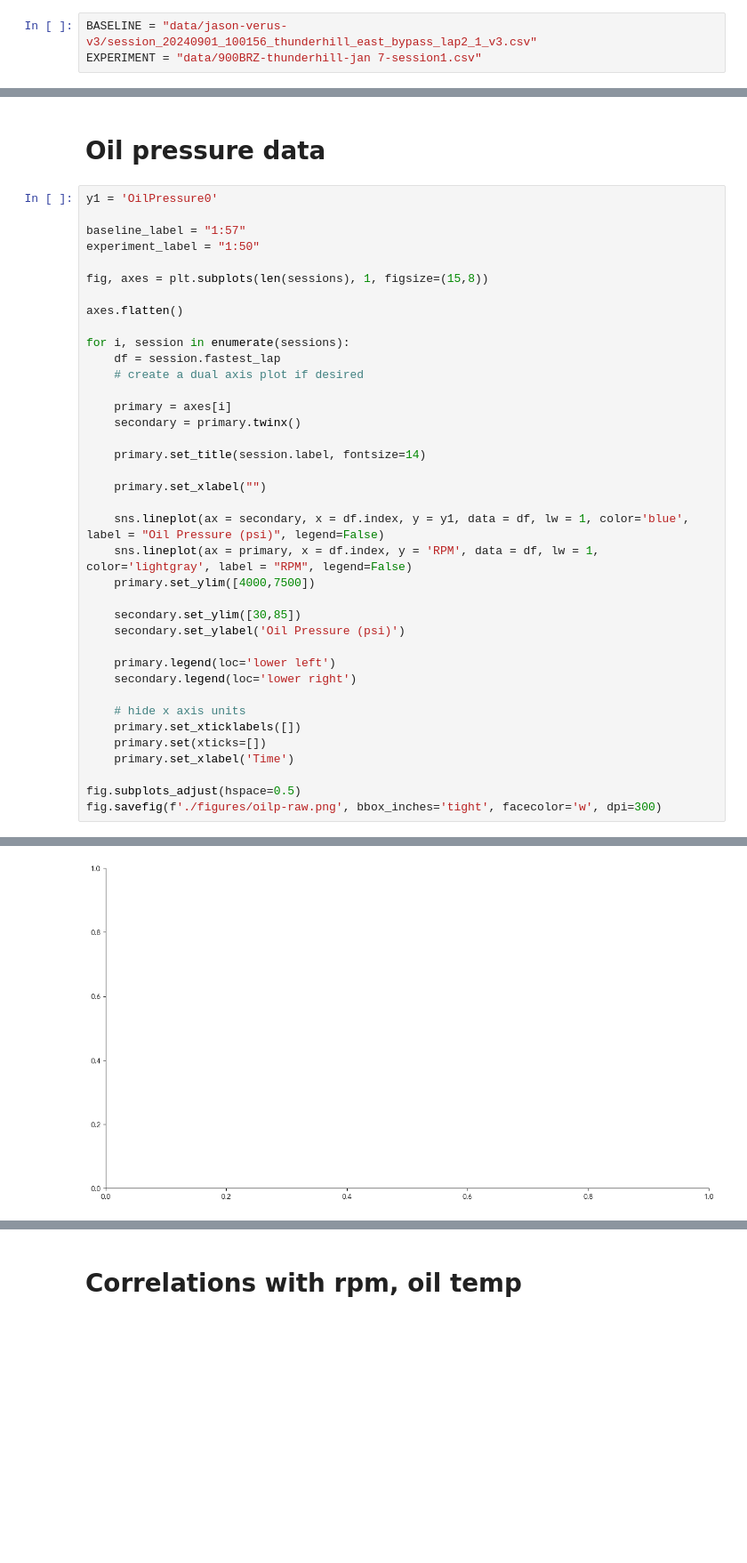
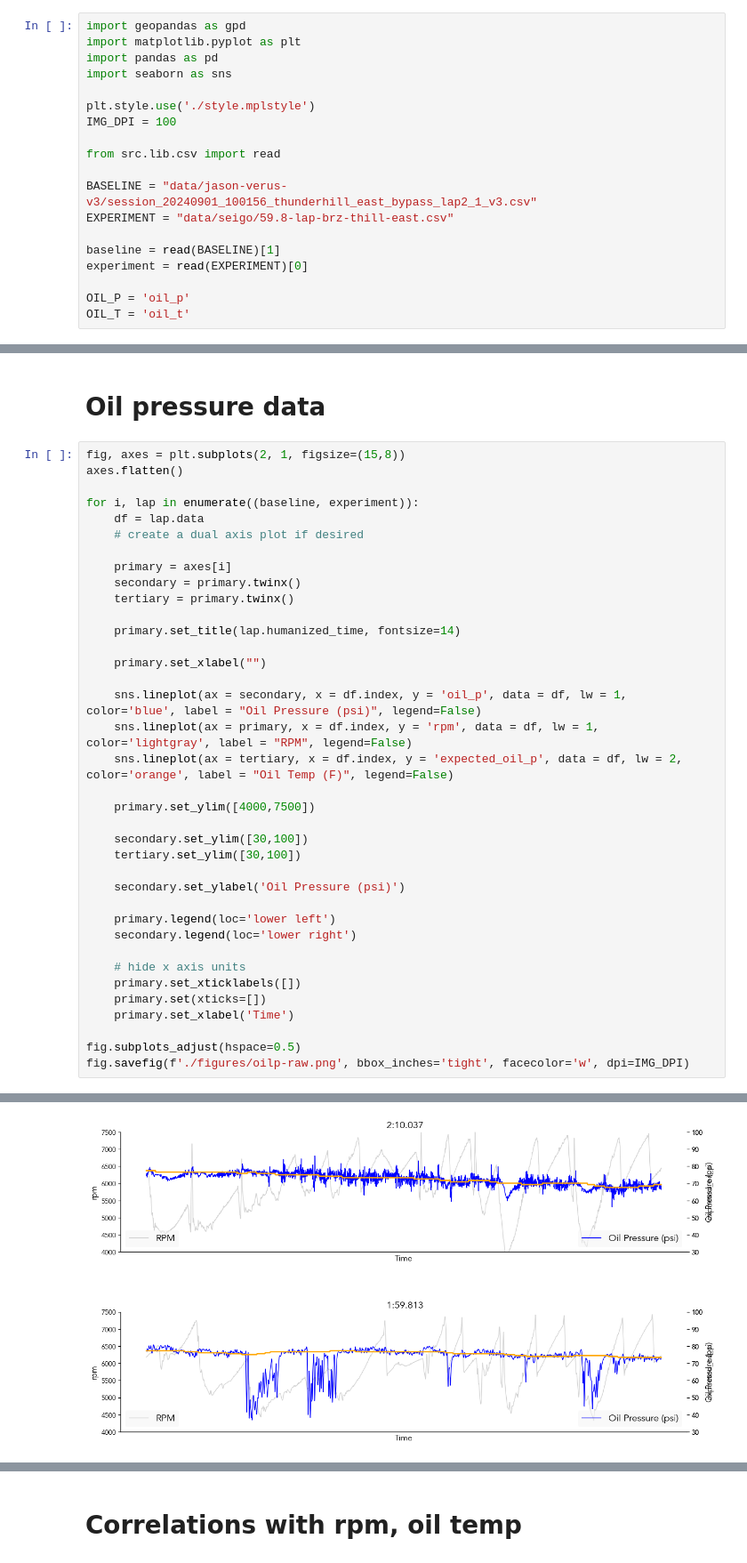
Before and after one commit to 900BRZ/fa24d, a Jupyter notebook: plots.ipynb, the cells around one changed output, grey strips where cells are left out. Shown at 89% size. Cells and saved outputs as stored; diff of their text form; blank space fills up the shorter version.

```diff
--- a/plots.ipynb
+++ b/plots.ipynb
@@ -15,5 +1,21 @@ plt.style.use('./style.mplstyle')
 # %% [markdown]
 # Choose sessions
 # %%
+import geopandas as gpd
+import matplotlib.pyplot as plt
+import pandas as pd
+import seaborn as sns
+
+plt.style.use('./style.mplstyle')
+IMG_DPI = 100
+
+from src.lib.csv import read
+
 BASELINE = "data/jason-verus-v3/session_20240901_100156_thunderhill_east_bypass_lap2_1_v3.csv"
-EXPERIMENT = "data/900BRZ-thunderhill-jan 7-session1.csv"
+EXPERIMENT = "data/seigo/59.8-lap-brz-thill-east.csv"
+
+baseline = read(BASELINE)[1]
+experiment = read(EXPERIMENT)[0]
+
+OIL_P = 'oil_p'
+OIL_T = 'oil_t'
@@ -66,31 +22,30 @@ TypeError: Only valid with DatetimeIndex, TimedeltaIndex or PeriodIndex, but got
 # %% [markdown]
 # Oil pressure data
 # %%
-y1 = 'OilPressure0'
-
-baseline_label = "1:57"
-experiment_label = "1:50"
-
-fig, axes = plt.subplots(len(sessions), 1, figsize=(15,8))
-
+fig, axes = plt.subplots(2, 1, figsize=(15,8))
 axes.flatten()
 
-for i, session in enumerate(sessions):
-    df = session.fastest_lap
+for i, lap in enumerate((baseline, experiment)):
+    df = lap.data
     # create a dual axis plot if desired
 
     primary = axes[i]
     secondary = primary.twinx()
+    tertiary = primary.twinx()
 
-    primary.set_title(session.label, fontsize=14)
+    primary.set_title(lap.humanized_time, fontsize=14)
 
     primary.set_xlabel("")
 
-    sns.lineplot(ax = secondary, x = df.index, y = y1, data = df, lw = 1, color='blue', label = "Oil Pressure (psi)", legend=False)
-    sns.lineplot(ax = primary, x = df.index, y = 'RPM', data = df, lw = 1, color='lightgray', label = "RPM", legend=False)
+    sns.lineplot(ax = secondary, x = df.index, y = 'oil_p', data = df, lw = 1, color='blue', label = "Oil Pressure (psi)", legend=False)
+    sns.lineplot(ax = primary, x = df.index, y = 'rpm', data = df, lw = 1, color='lightgray', label = "RPM", legend=False)
+    sns.lineplot(ax = tertiary, x = df.index, y = 'expected_oil_p', data = df, lw = 2, color='orange', label = "Oil Temp (F)", legend=False)
+
     primary.set_ylim([4000,7500])
 
-    secondary.set_ylim([30,85])
+    secondary.set_ylim([30,100])
+    tertiary.set_ylim([30,100])
+
     secondary.set_ylabel('Oil Pressure (psi)')
 
     primary.legend(loc='lower left')
@@ -102,5 +57,5 @@ for i, session in enumerate(sessions):
     primary.set_xlabel('Time')
 
 fig.subplots_adjust(hspace=0.5)
-fig.savefig(f'./figures/oilp-raw.png', bbox_inches='tight', facecolor='w', dpi=300)
+fig.savefig(f'./figures/oilp-raw.png', bbox_inches='tight', facecolor='w', dpi=IMG_DPI)
 # %% [output]
@@ -108,2 +62,2 @@ AttributeError: 'Axes' object has no attribute 'flatten'
-[figure, old version]
+[figure, new version]
 # %%
```
Also changed, not shown: parts of 8 cells of this notebook, 19 other files.
